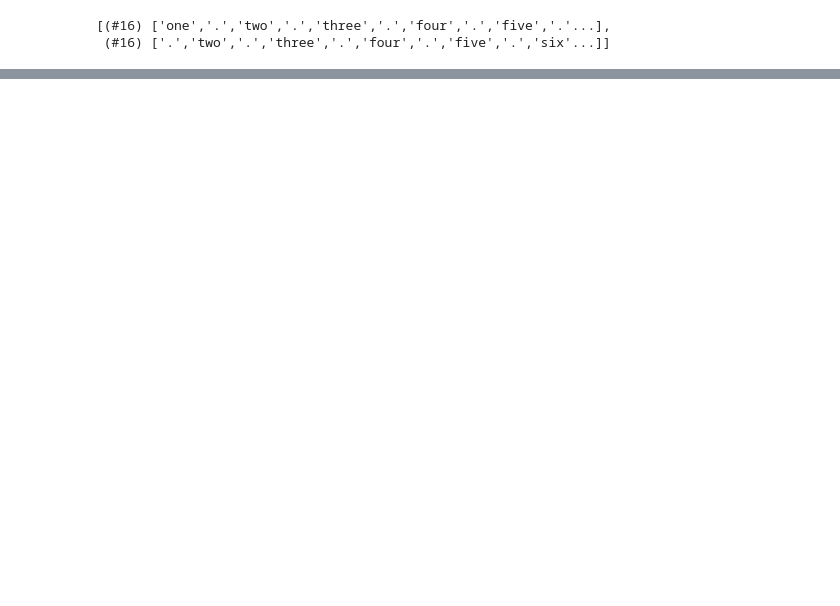
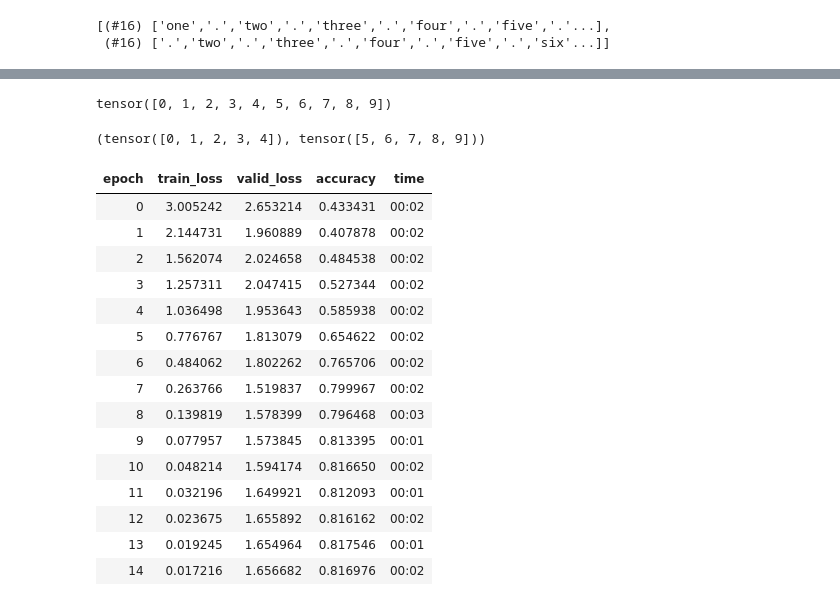
Before and after one commit to satani99/practical_deep_learning_for_coders, a Jupyter notebook: fast_ai_12.ipynb, the cells around one changed output, grey strips where cells are left out. Cells and saved outputs as stored; diff of their text form; code cells hidden in the pictures; blank space fills up the shorter version.

```diff
--- a/fast_ai_12.ipynb
+++ b/fast_ai_12.ipynb
@@ -212,0 +285,46 @@ learn.fit_one_cycle(15, 3e-3)
+# %%
+t = torch.arange(0, 10); t
+# %% [output]
+tensor([0, 1, 2, 3, 4, 5, 6, 7, 8, 9])
+# %%
+t.chunk(2)
+# %% [output]
+(tensor([0, 1, 2, 3, 4]), tensor([5, 6, 7, 8, 9]))
+# %%
+class LMModel6(Module):
+  def __init__(self, vocab_sz, n_hidden, n_layers):
+    self.i_h = nn.Embedding(vocab_sz, n_hidden)
+    self.rnn = nn.LSTM(n_hidden, n_hidden, n_layers, batch_first=True)
+    self.h_o = nn.Linear(n_hidden, vocab_sz)
+    self.h = [torch.zeros(n_layers, bs, n_hidden) for _ in range(2)]
+
+  def forward(self, x):
+    res, h = self.rnn(self.i_h(x), self.h)
+    self.h = [h_.detach() for h_ in h]
+    return self.h_o(res)
+
+  def reset(self):
+    for h in self.h: h.zero_()
+
+
+learn = Learner(dls, LMModel6(len(vocab), 64, 2),
+                loss_func=CrossEntropyLossFlat(),
+                metrics=accuracy, cbs=ModelResetter)
+learn.fit_one_cycle(15, 1e-2)
+# %% [output]
+| epoch | train_loss | valid_loss | accuracy | time |
+| 0 | 3.005242 | 2.653214 | 0.433431 | 00:02 |
+| 1 | 2.144731 | 1.960889 | 0.407878 | 00:02 |
+| 2 | 1.562074 | 2.024658 | 0.484538 | 00:02 |
+| 3 | 1.257311 | 2.047415 | 0.527344 | 00:02 |
+| 4 | 1.036498 | 1.953643 | 0.585938 | 00:02 |
+| 5 | 0.776767 | 1.813079 | 0.654622 | 00:02 |
+| 6 | 0.484062 | 1.802262 | 0.765706 | 00:02 |
+| 7 | 0.263766 | 1.519837 | 0.799967 | 00:02 |
+| 8 | 0.139819 | 1.578399 | 0.796468 | 00:03 |
+| 9 | 0.077957 | 1.573845 | 0.813395 | 00:01 |
+| 10 | 0.048214 | 1.594174 | 0.816650 | 00:02 |
+| 11 | 0.032196 | 1.649921 | 0.812093 | 00:01 |
+| 12 | 0.023675 | 1.655892 | 0.816162 | 00:02 |
+| 13 | 0.019245 | 1.654964 | 0.817546 | 00:01 |
+| 14 | 0.017216 | 1.656682 | 0.816976 | 00:02 |
```
Also changed, not shown: parts of 12 cells of this notebook.
